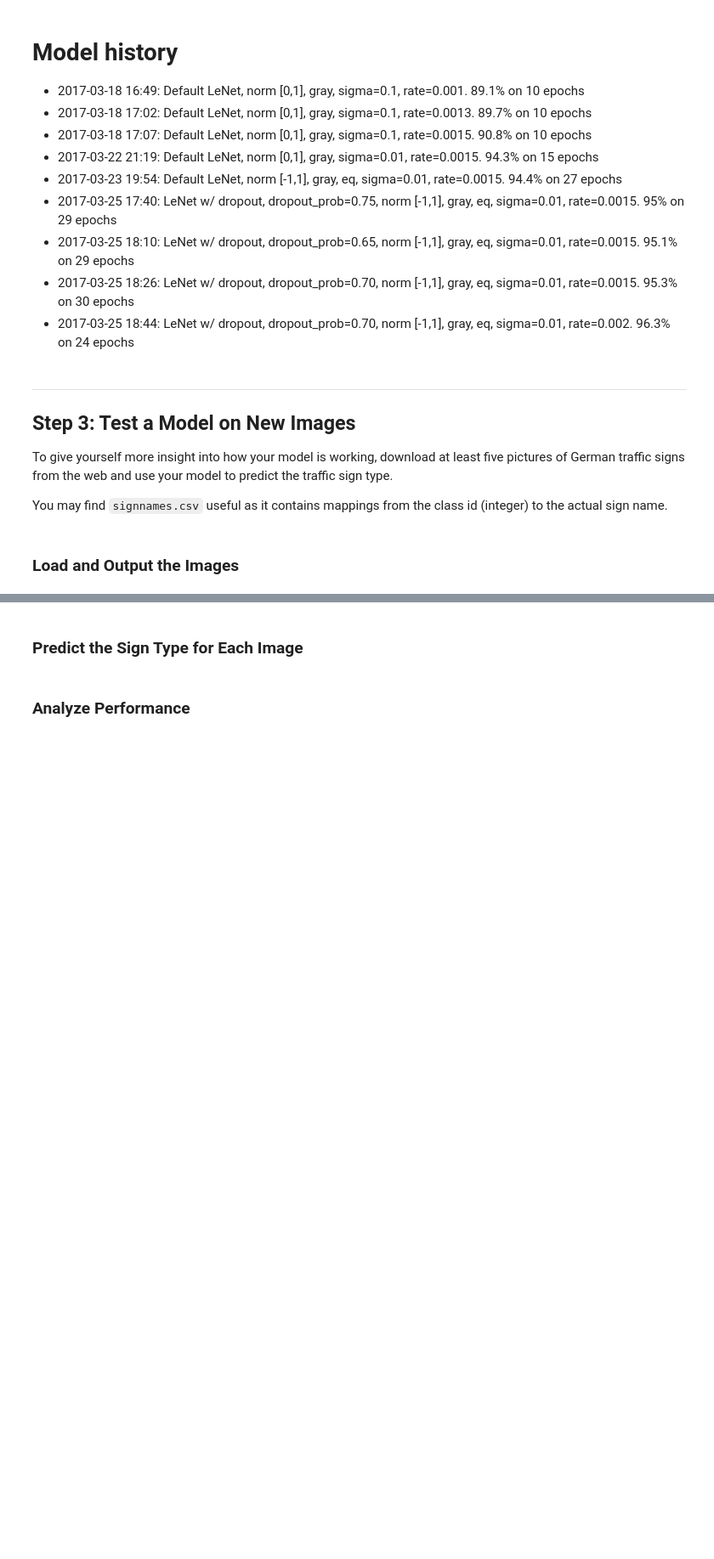
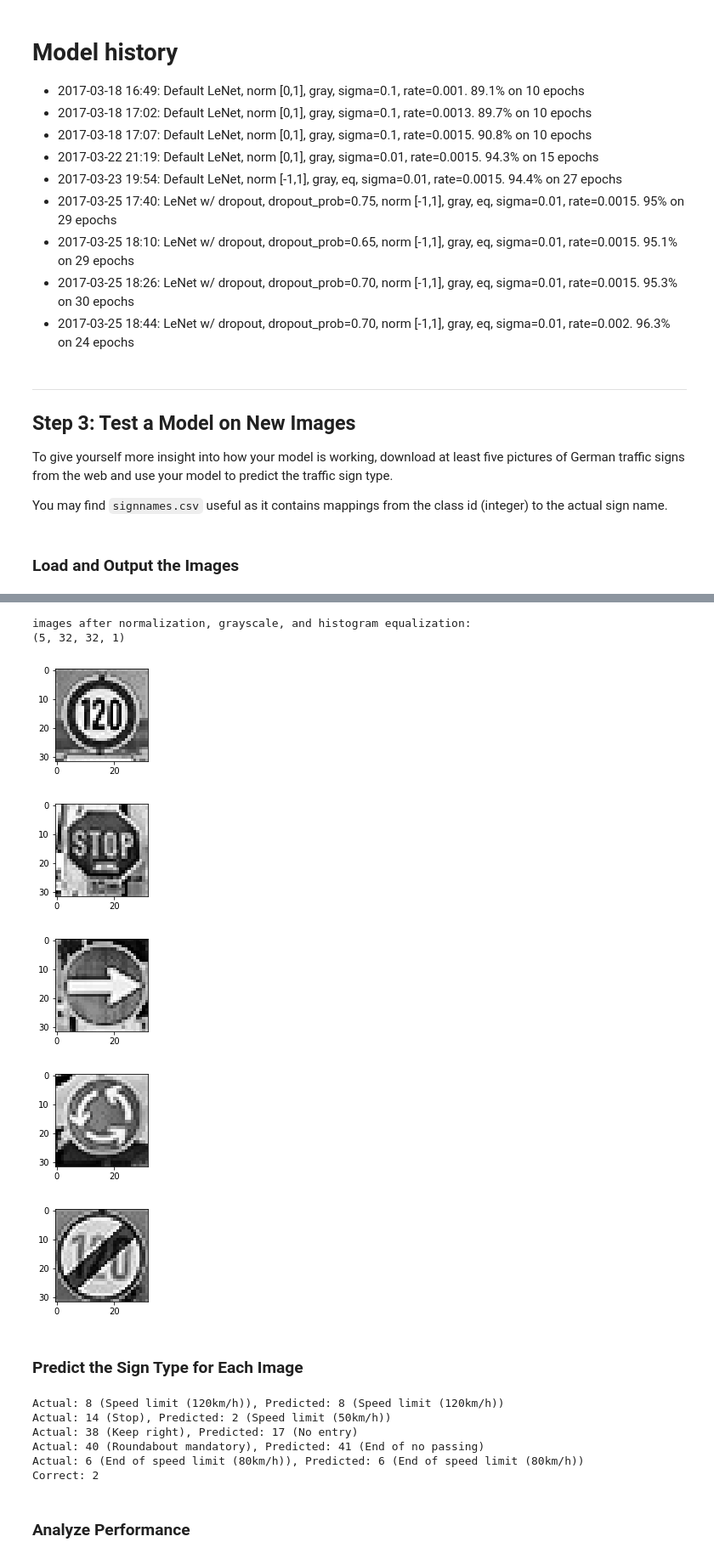
Before and after one commit to yeutterg/CarND-Traffic-Sign-Classifier-P2, a Jupyter notebook: Traffic_Sign_Classifier.ipynb, the cells around one changed output, grey strips where cells are left out. Shown at 85% size. Saved outputs shown, nothing was run; the diff lists cells and outputs as text; code cells hidden in the pictures; blank space fills up the shorter version.

```diff
--- a/Traffic_Sign_Classifier.ipynb
+++ b/Traffic_Sign_Classifier.ipynb
@@ -458,3 +481,22 @@ import matplotlib.pyplot as plt
+# %%
+print("images after normalization, grayscale, and histogram equalization:")
+
+img = process_img(img)
+img = np.asarray(img)
+print(img.shape)
+
+for i in range(0, 5):
+    this_img = img[i, :, :, 0]
+    plt.figure(i, figsize = (2, 2))
+    plt.imshow(this_img, cmap='gray')
+# %% [output]
+images after normalization, grayscale, and histogram equalization:
+(5, 32, 32, 1)
+[figure, added]
+[figure, added]
+[figure, added]
+[figure, added]
+[figure, added]
 # %% [markdown]
 ### Predict the Sign Type for Each Image
 # %%
@@ -464,3 +513,22 @@ import matplotlib.pyplot as plt
+# %%
+num_correct = 0
+for p, i in zip(pred, range(len(pred))):
+    actual = correct_labels[i]
+    predicted = np.argmax(p)
+    actual_sign = signnames[actual]
+    pred_sign = signnames[predicted]
+    print("Actual: {} ({}), Predicted: {} ({})".format(actual, actual_sign, predicted, pred_sign))
+    if predicted == actual:
+        num_correct += 1
+
+print('Correct:', num_correct)
+# %% [output]
+Actual: 8 (Speed limit (120km/h)), Predicted: 8 (Speed limit (120km/h))
+Actual: 14 (Stop), Predicted: 2 (Speed limit (50km/h))
+Actual: 38 (Keep right), Predicted: 17 (No entry)
+Actual: 40 (Roundabout mandatory), Predicted: 41 (End of no passing)
+Actual: 6 (End of speed limit (80km/h)), Predicted: 6 (End of speed limit (80km/h))
+Correct: 2
 # %% [markdown]
 ### Analyze Performance
 # %%
```
Also changed, not shown: parts of 6 cells of this notebook.
